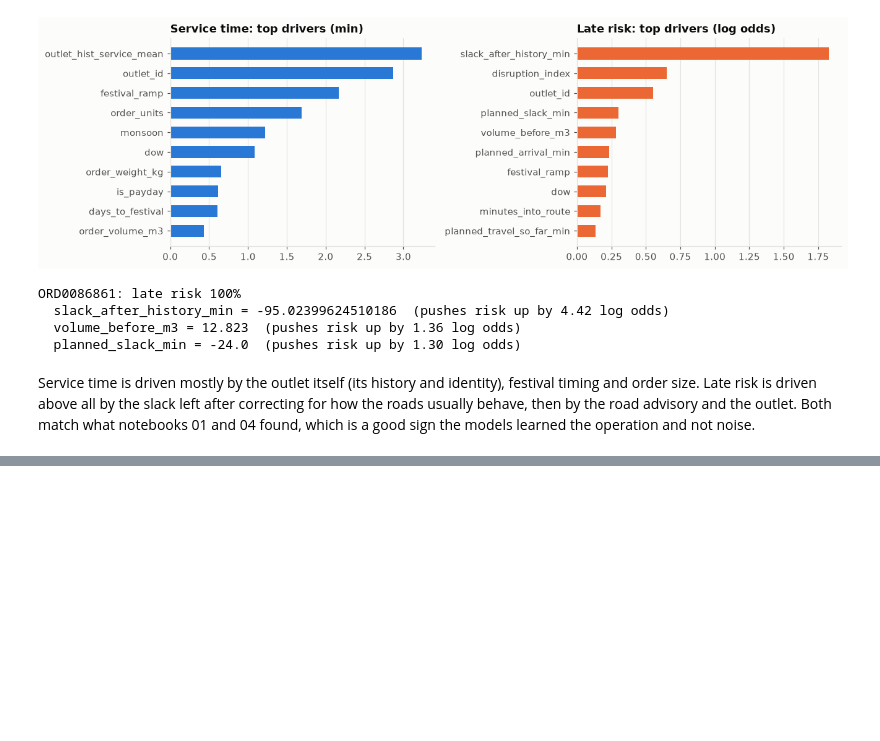
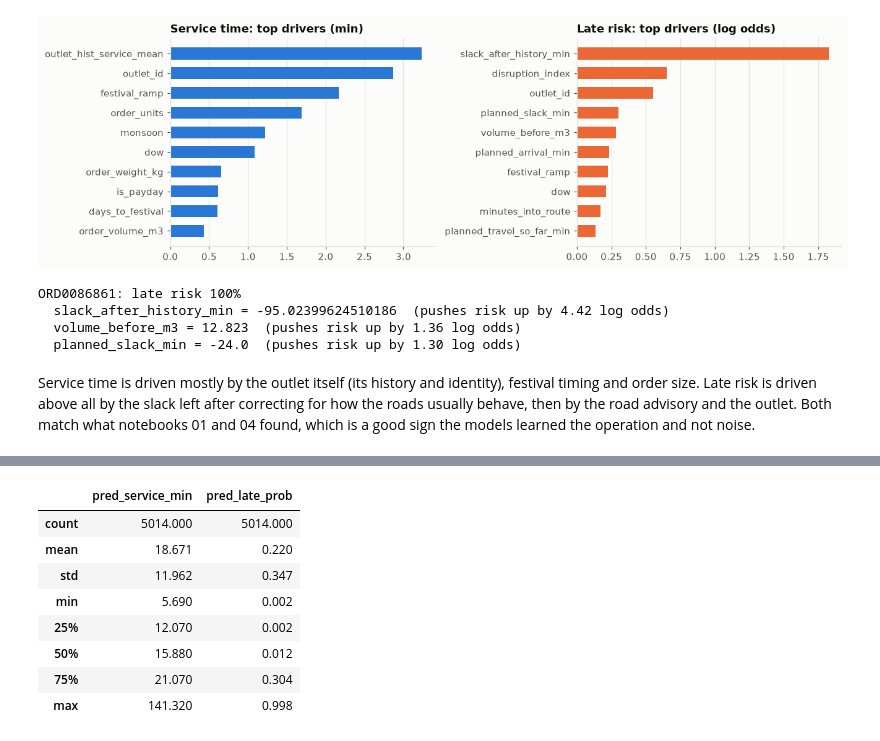
Before and after one commit to sameera-ekanayaka/Xora_Datathon, a Jupyter notebook: notebooks/05_task1_service_and_lateness.ipynb, the cells around one changed output, grey strips where cells are left out. Saved outputs shown, nothing was run; the diff lists cells and outputs as text; code cells hidden in the pictures; blank space fills up the shorter version.

Commit message:
Refit on all training data, write Task 1 predictions and save the models

```diff
--- a/notebooks/05_task1_service_and_lateness.ipynb
+++ b/notebooks/05_task1_service_and_lateness.ipynb
@@ -391,0 +396,30 @@ Service time is driven mostly by the outlet itself (its history and identity), f
+# %%
+all_train = full[train]
+test = full[full.split == "test"]
+
+final_sim = RouteSimulator(service_features=best_sim.service_features, service_objective=CHOSEN,
+                           travel_features=best_sim.travel_features, delay_features=best_sim.delay_features)
+final_sim.service_model, final_sim.travel_model, final_sim.delay_model = best_sim.service_model, best_sim.travel_model, best_sim.delay_model
+final_sim.learn_noise(hold)          # noise from the frozen-history holdout
+final_sim.refit(all_train)           # then refit the models on everything
+
+final_clf = lgb.LGBMClassifier(**{**best_clf.get_params(), "n_estimators": int(best_clf.best_iteration_ * 1.1)})
+final_clf.fit(all_train[best_feats], all_train.late.astype(int))
+
+test_sim = final_sim.simulate(test)
+test_pred = pd.DataFrame({
+    "delivery_id": test.delivery_id.to_numpy(),
+    "pred_service_min": test_sim.pred_service_min.round(2).to_numpy(),
+    "pred_late_prob": blend(test_sim.sim_late_prob.to_numpy(), final_clf.predict_proba(test[best_feats])[:, 1]).round(4),
+})
+test_pred.describe().round(3)
+# %% [output]
+|  | pred_service_min | pred_late_prob |
+| count | 5014.000 | 5014.000 |
+| mean | 18.671 | 0.220 |
+| std | 11.962 | 0.347 |
+| min | 5.690 | 0.002 |
+| 25% | 12.070 | 0.002 |
+| 50% | 15.880 | 0.012 |
+| 75% | 21.070 | 0.304 |
+| max | 141.320 | 0.998 |
```
Also changed, not shown: parts of 5 cells of this notebook, 4 other files.
